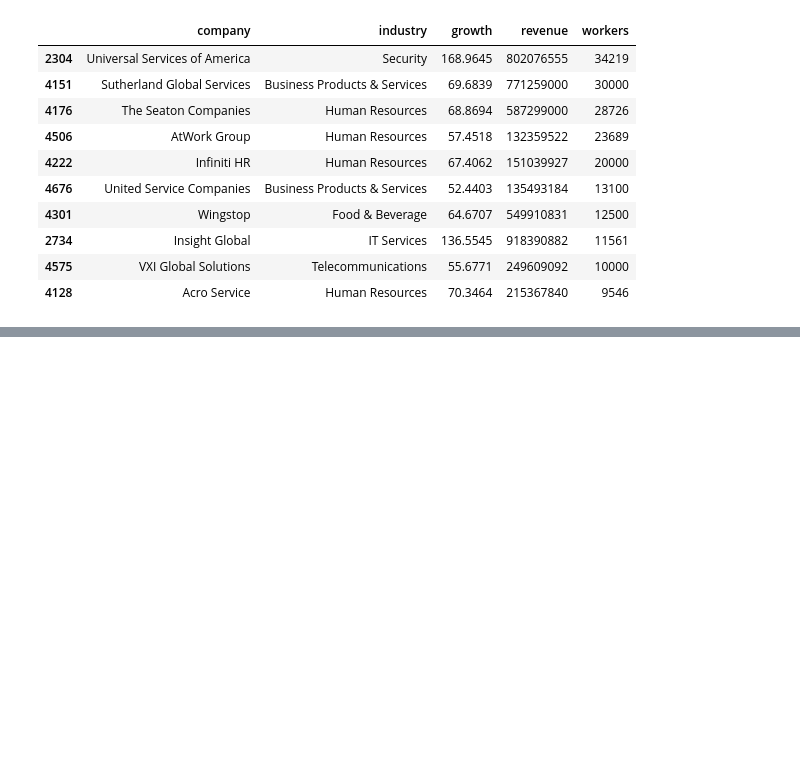
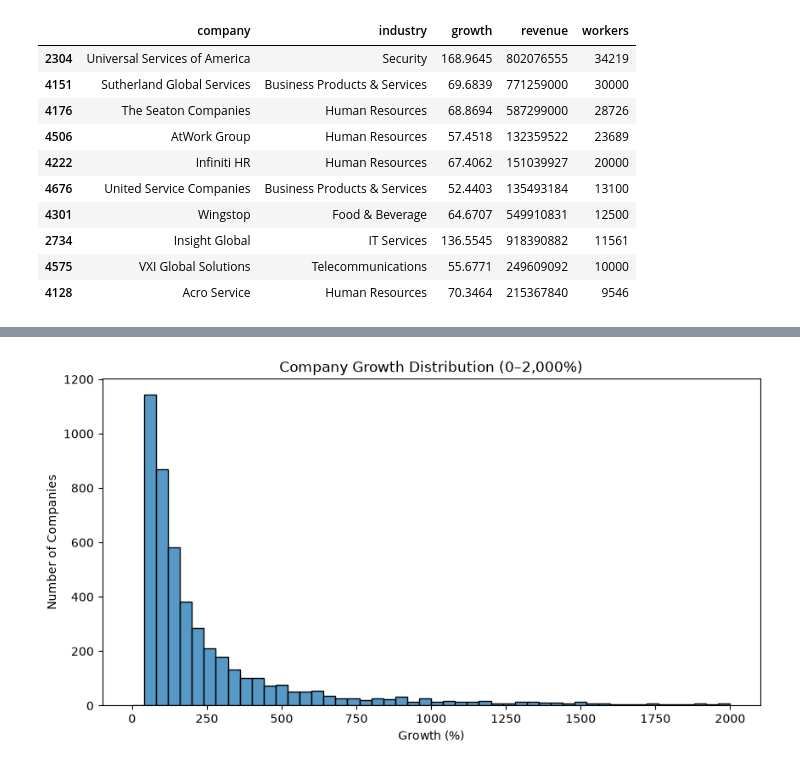
Before and after one commit to Emerson-SM/US_Business_Growth_Industry_Analysis, a Jupyter notebook: notebooks/01_data_exploration.ipynb, the cells around one changed output, grey strips where cells are left out. Cells and saved outputs as stored; diff of their text form; code cells hidden in the pictures; blank space fills up the shorter version.

```diff
--- a/notebooks/01_data_exploration.ipynb
+++ b/notebooks/01_data_exploration.ipynb
@@ -200,0 +338,17 @@ Enterprises workers:
+# %%
+plt.figure(figsize=(10, 5))
+
+sns.histplot(
+    data=df,
+    x="growth",
+    bins=50,
+    binrange=(0, 2000)
+)
+
+plt.title("Company Growth Distribution (0–2,000%)")
+plt.xlabel("Growth (%)")
+plt.ylabel("Number of Companies")
+
+plt.show()
+# %% [output]
+[figure, added]
```
Also changed, not shown: parts of 19 cells of this notebook.
